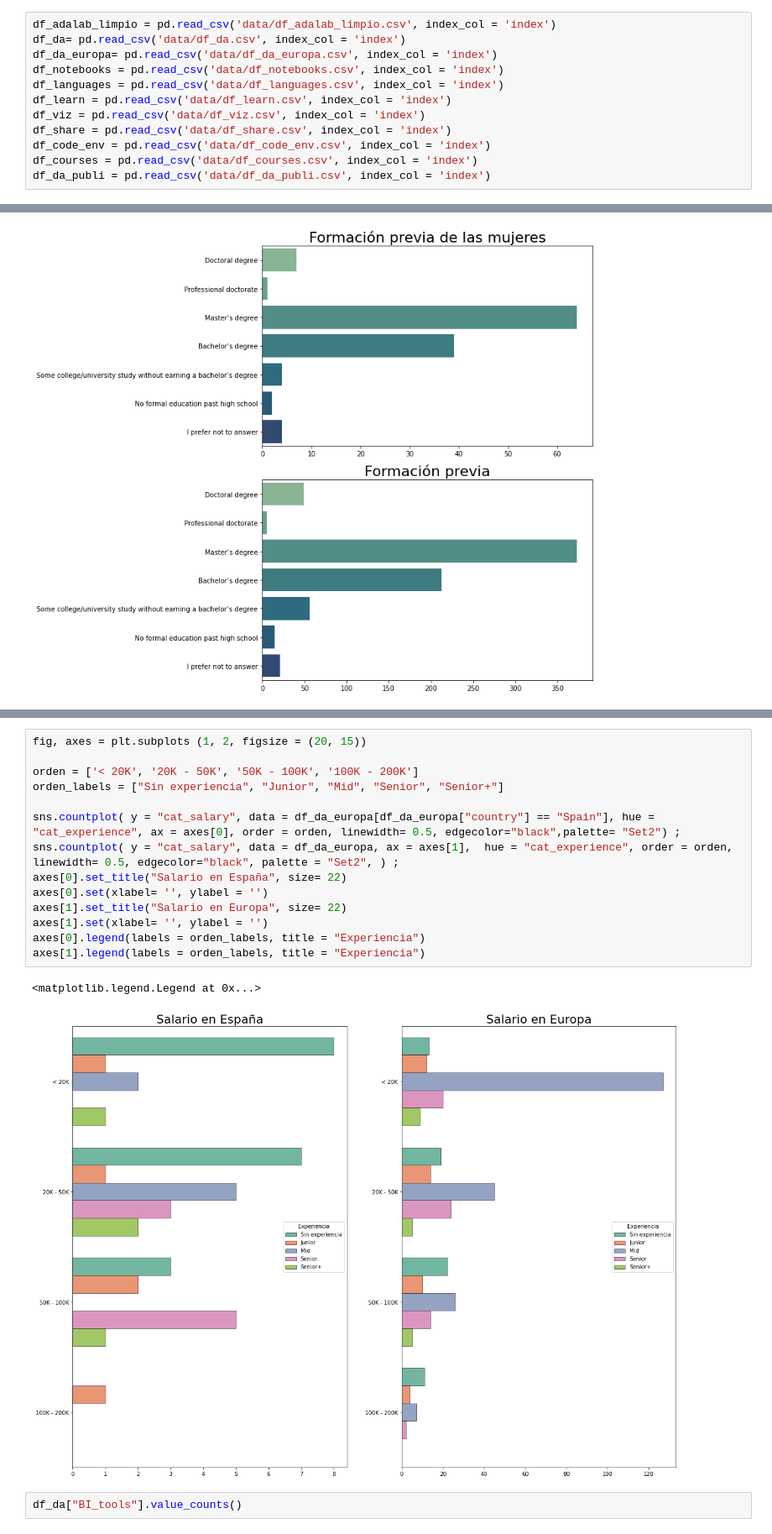
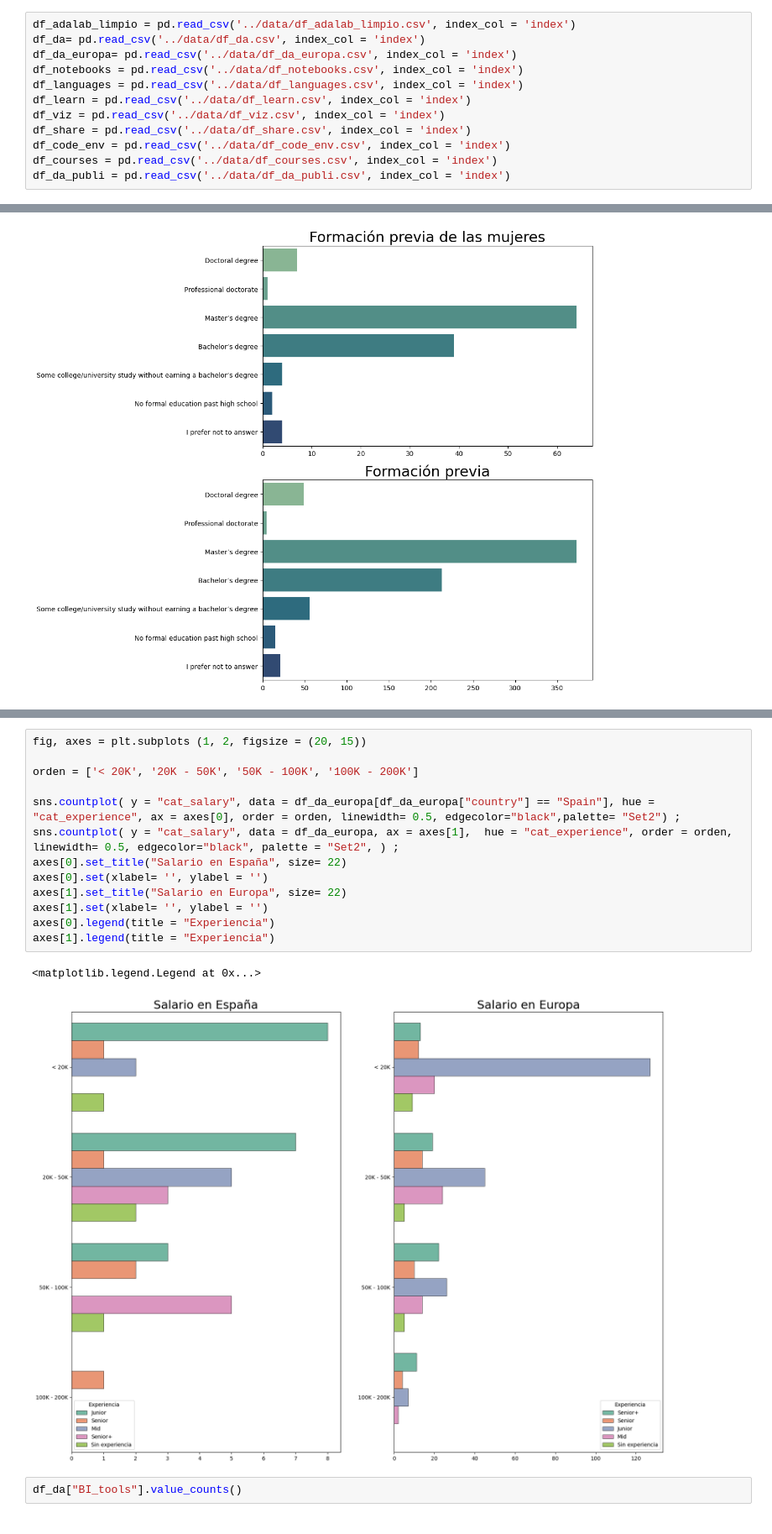
Before and after one commit to anane3373/promoE-modulo2-proyecto-equipo2-NataliaAnaIAnaGAnaS, a Jupyter notebook: notebooks/5. visualizaciones.ipynb, the cells around one changed output, grey strips where cells are left out. Shown at 84% size. Drawn from its saved outputs; the diff is of its cells as text.

```diff
--- a/notebooks/5. visualizaciones.ipynb
+++ b/notebooks/5. visualizaciones.ipynb
@@ -14,17 +14,17 @@ import seaborn as sns
 import matplotlib.pyplot as plt
 import sidetable
 # %%
-df_adalab_limpio = pd.read_csv('data/df_adalab_limpio.csv', index_col = 'index')
-df_da= pd.read_csv('data/df_da.csv', index_col = 'index')
-df_da_europa= pd.read_csv('data/df_da_europa.csv', index_col = 'index')
-df_notebooks = pd.read_csv('data/df_notebooks.csv', index_col = 'index')
-df_languages = pd.read_csv('data/df_languages.csv', index_col = 'index')
-df_learn = pd.read_csv('data/df_learn.csv', index_col = 'index')
-df_viz = pd.read_csv('data/df_viz.csv', index_col = 'index')
-df_share = pd.read_csv('data/df_share.csv', index_col = 'index')
-df_code_env = pd.read_csv('data/df_code_env.csv', index_col = 'index')
-df_courses = pd.read_csv('data/df_courses.csv', index_col = 'index')
-df_da_publi = pd.read_csv('data/df_da_publi.csv', index_col = 'index')
+df_adalab_limpio = pd.read_csv('../data/df_adalab_limpio.csv', index_col = 'index')
+df_da= pd.read_csv('../data/df_da.csv', index_col = 'index')
+df_da_europa= pd.read_csv('../data/df_da_europa.csv', index_col = 'index')
+df_notebooks = pd.read_csv('../data/df_notebooks.csv', index_col = 'index')
+df_languages = pd.read_csv('../data/df_languages.csv', index_col = 'index')
+df_learn = pd.read_csv('../data/df_learn.csv', index_col = 'index')
+df_viz = pd.read_csv('../data/df_viz.csv', index_col = 'index')
+df_share = pd.read_csv('../data/df_share.csv', index_col = 'index')
+df_code_env = pd.read_csv('../data/df_code_env.csv', index_col = 'index')
+df_courses = pd.read_csv('../data/df_courses.csv', index_col = 'index')
+df_da_publi = pd.read_csv('../data/df_da_publi.csv', index_col = 'index')
 # %%
 lista_df = [df_languages, df_viz, df_code_env, df_notebooks, df_share, df_learn, df_courses]
 lista_titulos = ["Lenguajes de programación", "Librerías de visualización", "Ambientes de Desarrollo de Código", "Productos de Alojamiento de Notebooks", "Plataformas para compartir proyectos", "Productos de Big Data medio plazo", "Plataformas de formación"]
@@ -196,20 +200,19 @@ axes[1].legend(title = "Rol")
 # %%
 fig, axes = plt.subplots (1, 2, figsize = (20, 15))
 
 orden = ['< 20K', '20K - 50K', '50K - 100K', '100K - 200K']
-orden_labels = ["Sin experiencia", "Junior", "Mid", "Senior", "Senior+"]
 
 sns.countplot( y = "cat_salary", data = df_da_europa[df_da_europa["country"] == "Spain"], hue = "cat_experience", ax = axes[0], order = orden, linewidth= 0.5, edgecolor="black",palette= "Set2") ;
 sns.countplot( y = "cat_salary", data = df_da_europa, ax = axes[1],  hue = "cat_experience", order = orden, linewidth= 0.5, edgecolor="black", palette = "Set2", ) ;
 axes[0].set_title("Salario en España", size= 22)
 axes[0].set(xlabel= '', ylabel = '')
 axes[1].set_title("Salario en Europa", size= 22)
 axes[1].set(xlabel= '', ylabel = '')
-axes[0].legend(labels = orden_labels, title = "Experiencia")
-axes[1].legend(labels = orden_labels, title = "Experiencia")
+axes[0].legend(title = "Experiencia")
+axes[1].legend(title = "Experiencia")
 # %% [output]
 <matplotlib.legend.Legend at 0x...>
-[figure, old version]
+[figure, new version]
 # %%
 df_da["BI_tools"].value_counts()
 # %% [output]
```
Also changed, not shown: parts of 12 cells of this notebook, 4 other files.
